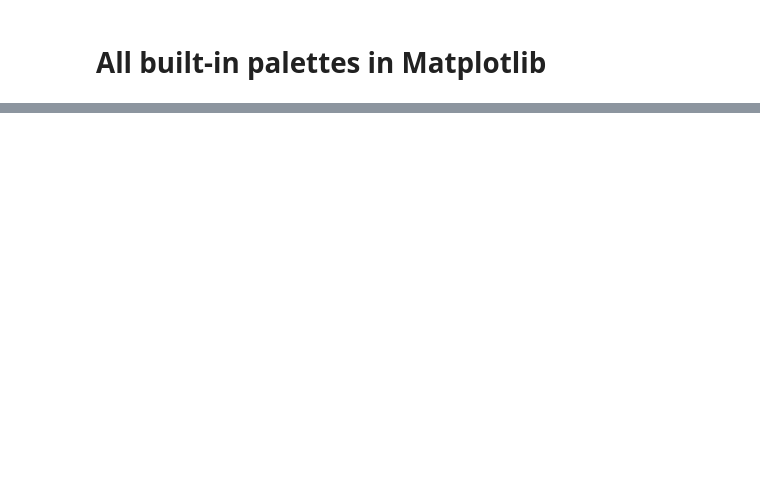
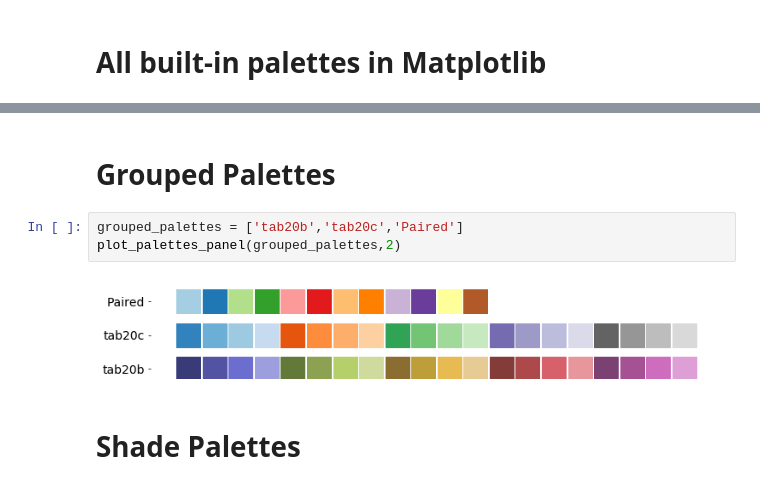
Before and after one commit to Jianhua-Wang/sci_viz_py, a Jupyter notebook: color.ipynb, the cells around one changed output, grey strips where cells are left out. Cells and saved outputs as stored; diff of their text form; blank space fills up the shorter version.

```diff
--- a/color.ipynb
+++ b/color.ipynb
@@ -50,0 +51,9 @@ sns.color_palette('winter',30).as_hex()
+# %% [markdown]
+# Grouped Palettes
+# %%
+grouped_palettes = ['tab20b','tab20c','Paired']
+plot_palettes_panel(grouped_palettes,2)
+# %% [output]
+[figure, added]
+# %% [markdown]
+# Shade Palettes
```
Also changed, not shown: parts of 14 cells of this notebook, 1 other file.
